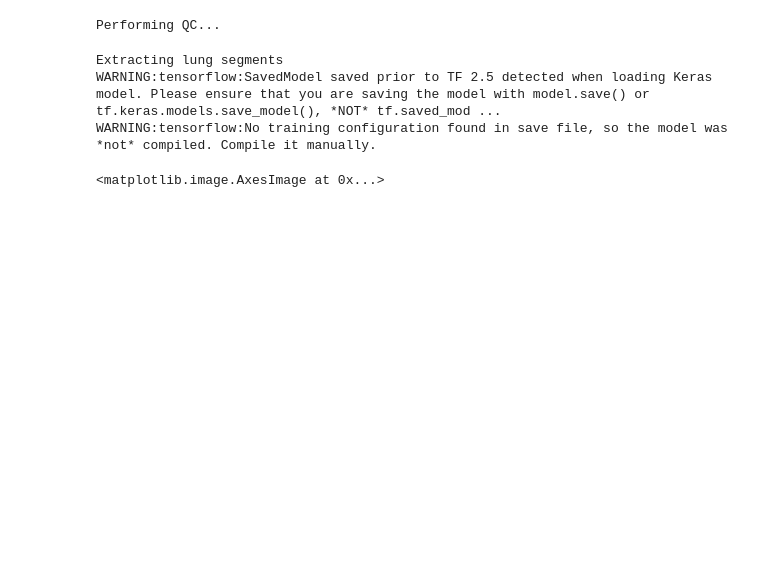
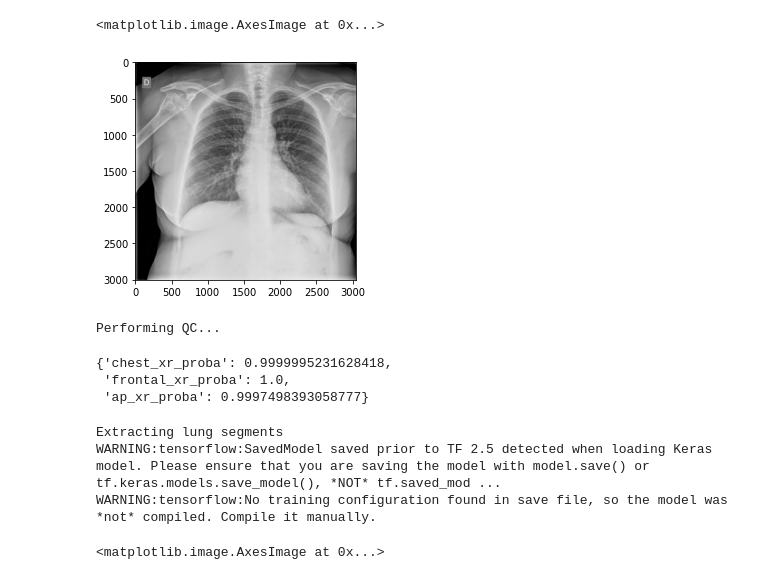
Before and after one commit to beringresearch/bravecx-covid, a Jupyter notebook: notebooks/Untitled.ipynb, the cells around one changed output. Cells and saved outputs as stored; diff of their text form; code cells hidden in the pictures; blank space fills up the shorter version.

Commit message:
fix non-dicom image handling

```diff
--- a/notebooks/Untitled.ipynb
+++ b/notebooks/Untitled.ipynb
@@ -14,4 +16,9 @@ import matplotlib.pyplot as plt
 from tensorflow.keras.applications.inception_v3 import preprocess_input
+# %%
+def get_allocated_bits(img_path):
+    img = cv2.imread(input_path, cv2.IMREAD_UNCHANGED)
+    bits = int(np.where(img.dtype=='uint16', 16, 8))
+    return bits
 # %%
 @tf.function
 def crop_image_to_mask(img, mask,
@@ -146,11 +157,9 @@ def preprocess_uint16_inception_input(x):
 # %%
-import tensorflow as tf
-import tensorflow_io as tfio
-import numpy as np
-
-def read_jpg_uint8(path, target_size=(299, 299), preprocess_fn=None):
+def read_image(path, target_size=(299, 299), preprocess_fn=None):
     image = tf.io.read_file(path)
-    image = tf.io.decode_jpeg(image, channels=3)
+    image = tf.io.decode_png(image, channels=3, dtype=dtype)
+    image = image/np.max(image)
+    image *= 255
     if target_size is not None:
         image = tf.image.resize(image, size=target_size)
 
@@ -166,7 +175,7 @@ def crop_dicom_to_mask(image, mask, preprocess_fn=None):
     x = preprocess_fn(x)
     return x
 # %%
-input_path = '../data/dicom_00000001_000.dcm'
+input_path = '/home/ignat/Downloads/sub-S03152_ses-E16949_run-1_bp-chest_vp-pa_cr.png'
 # %%
 IS_DICOM = False
 
@@ -188,10 +197,16 @@ if IS_DICOM:
         AGE = -1
 else:
     print('WARNING: input is not in DICOM format')
-    object = read_jpg_uint8(input_path, target_size=None)
+
+
+    BITS = get_allocated_bits(input_path)
+    if BITS == 16:
+        dtype=tf.uint16
+    else:
+        dtype = tf.uint8
+    object = read_image(input_path, target_size=None)
     IMG_SHAPE = object.shape
     AGE = -1
-    BITS = 8
 
 if (IMG_SHAPE[0] < 1500) | (IMG_SHAPE[1] < 1500):
     print('WARNING: image resolution is lower than 1500x1500. Interpret with caution!')
@@ -211,3 +223,10 @@ WARNING: BitsStored is under 16, falling back to 8-Bit inference. Interpret with
+# %%
+%matplotlib inline
+x = (object.numpy()/object.numpy().max() * 255).astype(np.uint8)
+plt.imshow(x)
+# %% [output]
+<matplotlib.image.AxesImage at 0x...>
+[figure, added]
 # %%
 print('Performing QC...')
 body_part = tf.keras.models.load_model('../models/inceptionv3_299_299_other-chest', compile=False)
@@ -229,6 +248,12 @@ image_metadata = {'chest_xr_proba': proba_body_part[0].tolist()[1],
                   'ap_xr_proba': proba_view_position[0].tolist()[0]}
 # %% [output]
 Performing QC...
+# %%
+image_metadata
+# %% [output]
+{'chest_xr_proba': 0.9999995231628418,
+ 'frontal_xr_proba': 1.0,
+ 'ap_xr_proba': 0.9997498393058777}
 # %%
 print('Extracting lung segments')
 
```
Also changed, not shown: parts of 10 cells of this notebook, 4 other files.
